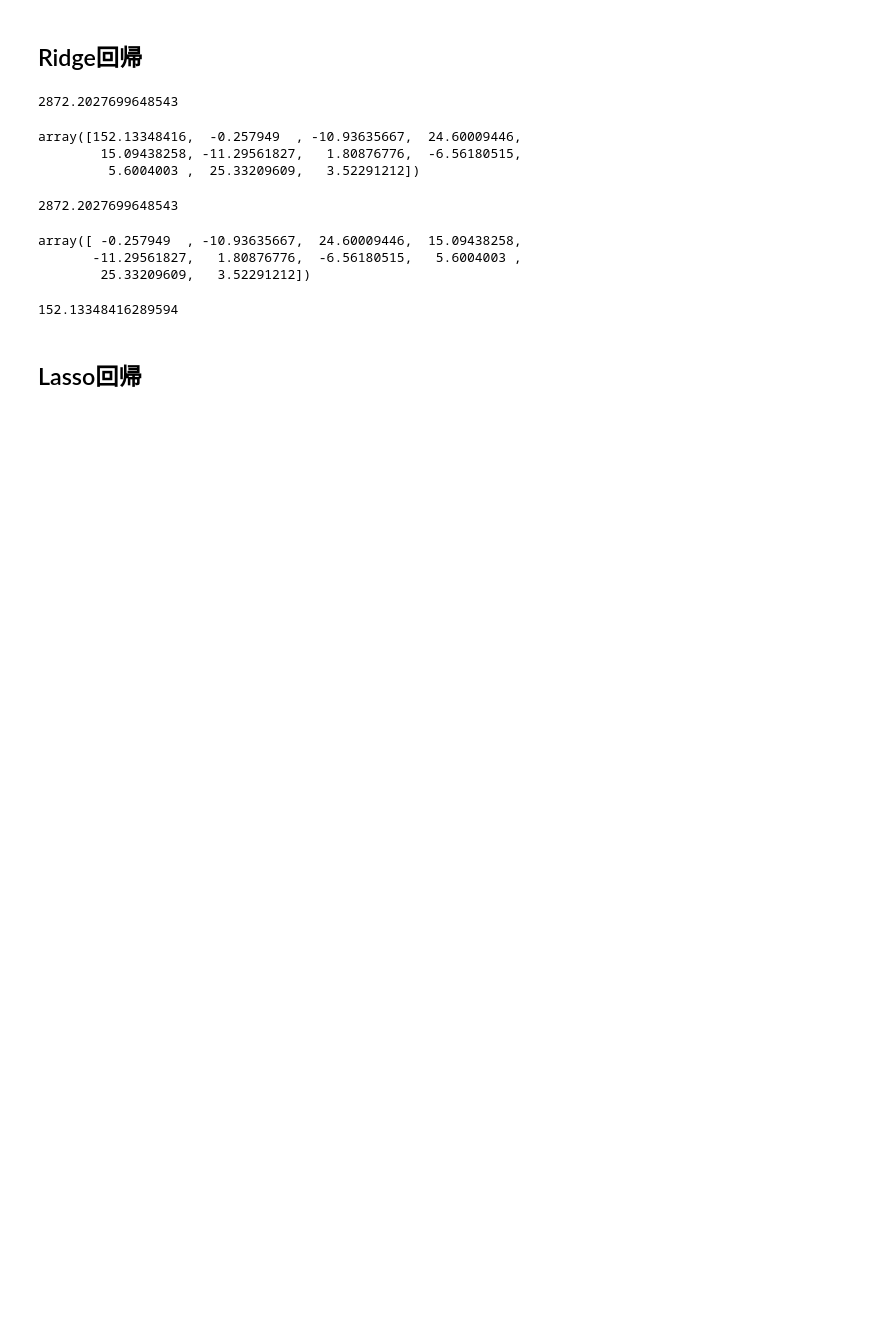
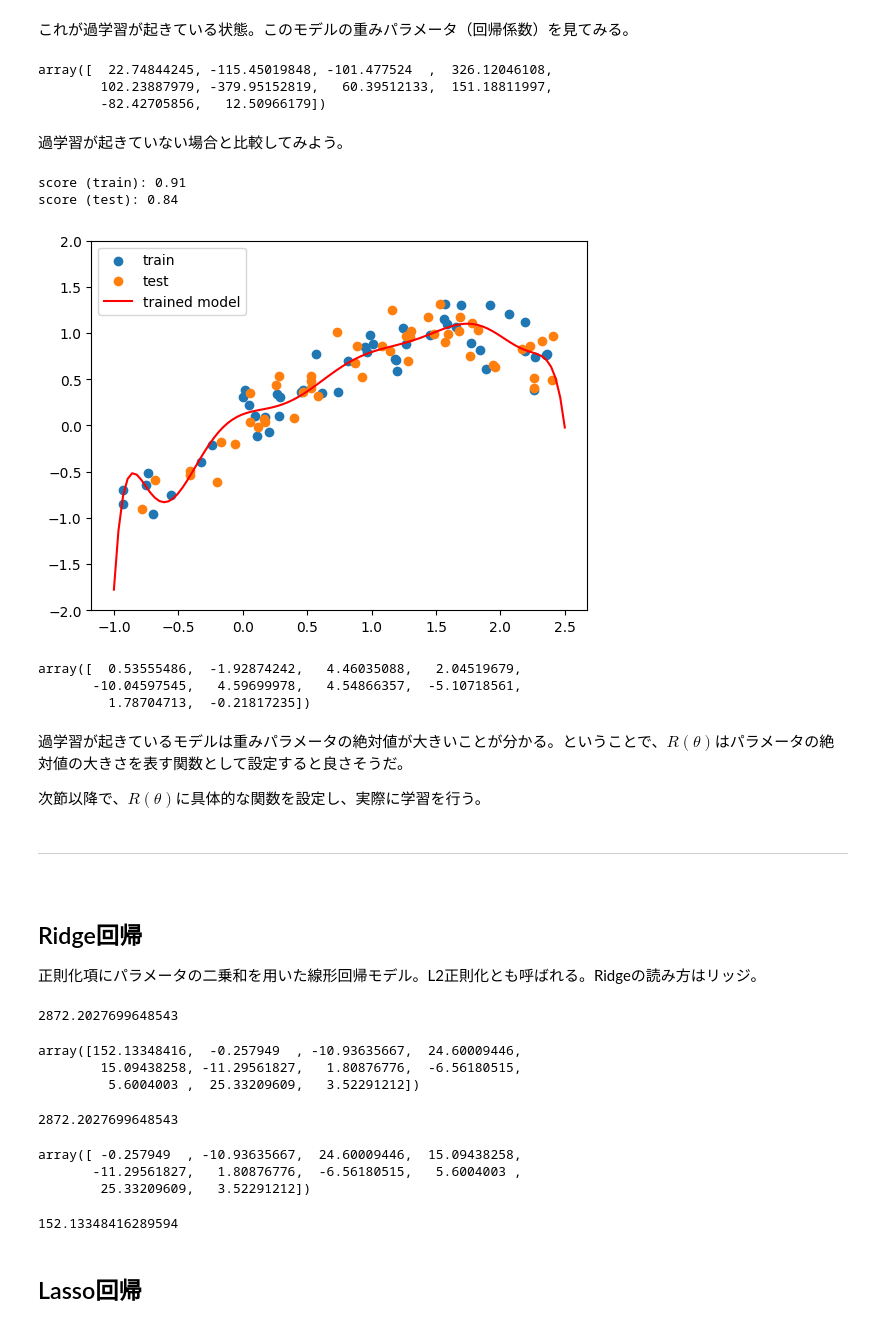
Before and after one commit to misya11p/machine-learning, a Jupyter notebook: regularization.ipynb, the cells around one changed output. Saved outputs shown, nothing was run; the diff lists cells and outputs as text; code cells hidden in the pictures; blank space fills up the shorter version.

```diff
--- a/regularization.ipynb
+++ b/regularization.ipynb
@@ -8,5 +63,46 @@ import matplotlib.pyplot as plt
+# %% [markdown]
+これが過学習が起きている状態。このモデルの重みパラメータ（回帰係数）を見てみる。
+# %%
+pipeline["model"].coef_
+# %% [output]
+array([  22.74844245, -115.45019848, -101.477524  ,  326.12046108,
+        102.23887979, -379.95152819,   60.39512133,  151.18811997,
+        -82.42705856,   12.50966179])
+# %% [markdown]
+過学習が起きていない場合と比較してみよう。
+# %%
+X, y = get_samples(100)
+X_train, X_test, y_train, y_test = train_test_split(
+    X, y, test_size=0.5, random_state=11
+)
+poly = PolynomialFeatures(degree=10, include_bias=False)
+model = LinearRegression()
+pipeline = Pipeline([("poly", poly), ("model", model)])
+pipeline.fit(X_train, y_train)
+evaluate(pipeline, X_train, X_test, y_train, y_test)
+# %% [output]
+score (train): 0.91
+score (test): 0.84
+[figure, added]
+# %%
+pipeline["model"].coef_
+# %% [output]
+array([  0.53555486,  -1.92874242,   4.46035088,   2.04519679,
+       -10.04597545,   4.59699978,   4.54866357,  -5.10718561,
+         1.78704713,  -0.21817235])
+# %% [markdown]
+過学習が起きているモデルは重みパラメータの絶対値が大きいことが分かる。ということで、$R(\theta)$はパラメータの絶対値の大きさを表す関数として設定すると良さそうだ。
+
+次節以降で、$R(\theta)$に具体的な関数を設定し、実際に学習を行う。
 # %% [markdown]
-## Ridge回帰
+
+---
+
+##
+# %% [markdown]
+## Ridge回帰
+
+正則化項にパラメータの二乗和を用いた線形回帰モデル。L2正則化とも呼ばれる。Ridgeの読み方はリッジ。
 # %%
 from sklearn.datasets import load_diabetes
 from sklearn.preprocessing import StandardScaler
```
Also changed, not shown: parts of 8 cells of this notebook.
